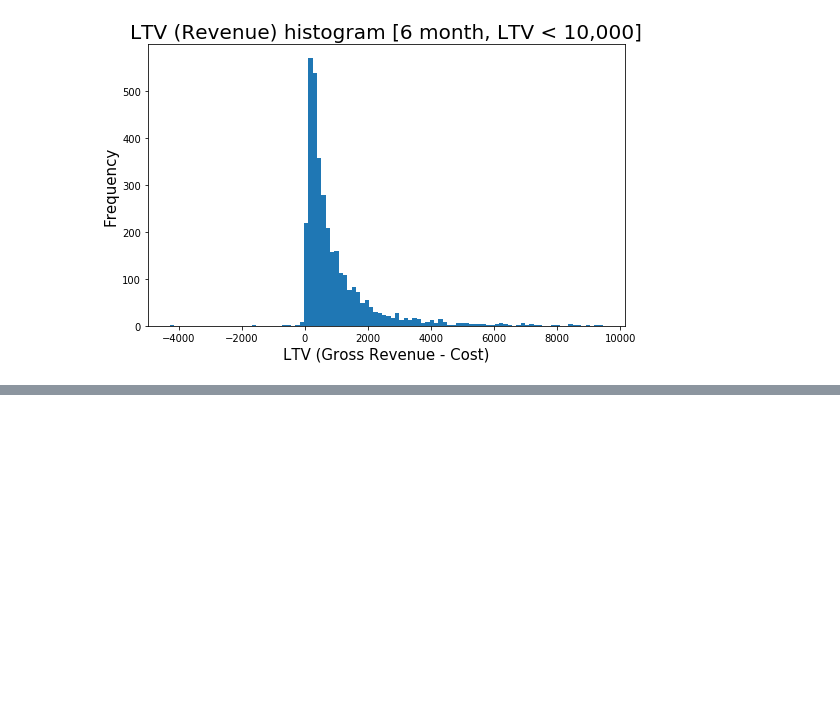
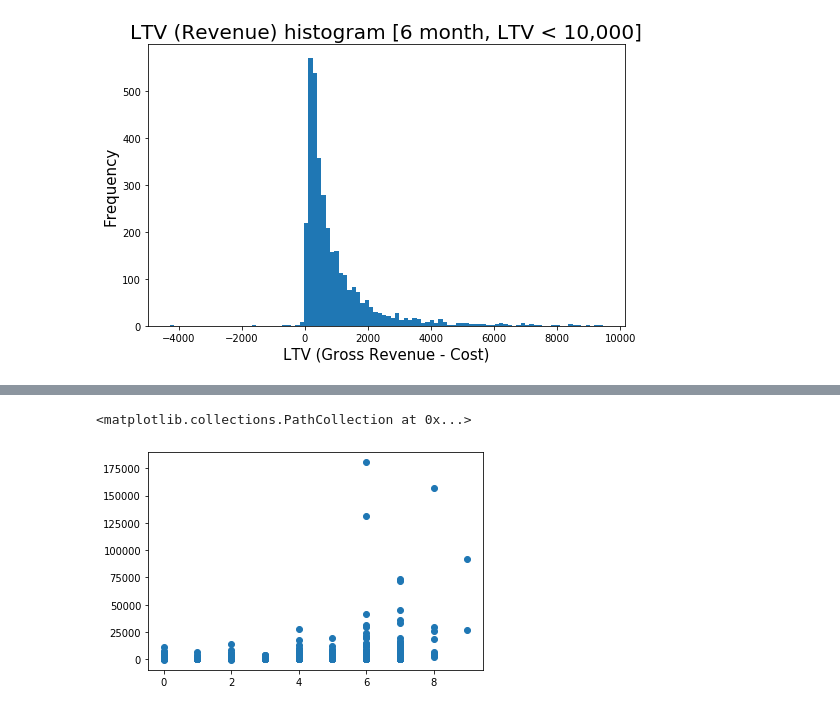
Before and after one commit to dae-han/Business_Growth_Using_Data_Science, a Jupyter notebook: 03_Lifetime_Value_Prediction.ipynb, the cells around one changed output, grey strips where cells are left out. Cells and saved outputs as stored; diff of their text form; code cells hidden in the pictures; blank space fills up the shorter version.

```diff
--- a/03_Lifetime_Value_Prediction.ipynb
+++ b/03_Lifetime_Value_Prediction.ipynb
@@ -240,0 +285,5 @@ df_user.head()
+# %%
+plt.scatter(df_user['OverallScore'], df_user['LTV_6m'])
+# %% [output]
+<matplotlib.collections.PathCollection at 0x...>
+[figure, added]
```
Also changed, not shown: parts of 23 cells of this notebook.
